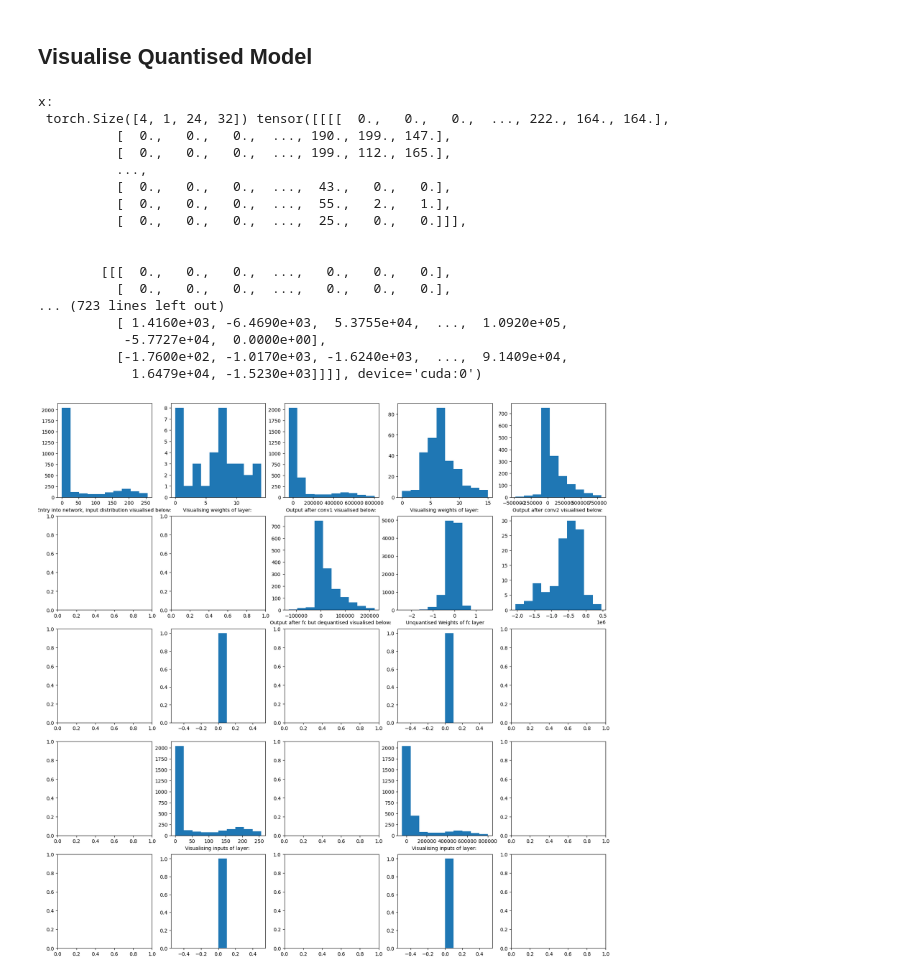
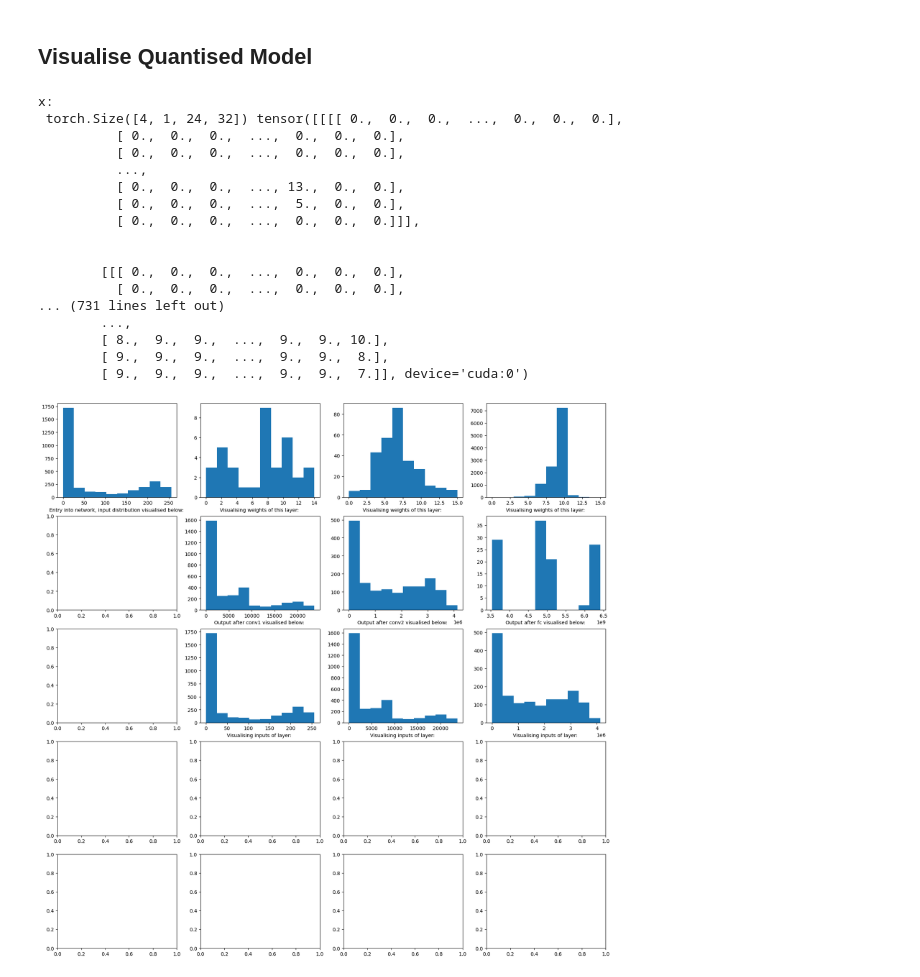
Before and after one commit to RT216/ASL_Qmodel, a Jupyter notebook: Q_the_model-IR.ipynb, the cells around one changed output. Drawn from its saved outputs; the diff is of its cells as text; code cells hidden in the pictures.

Commit message:
[fix] now can Q all layers

```diff
--- a/Q_the_model-IR.ipynb
+++ b/Q_the_model-IR.ipynb
@@ -239,7 +239,7 @@ def quantizeLayer(x, layer, stat, scale_x, zp_x, vis=False, axs=None, X=None, y=
     # END WEIGHTS QUANTISED SIMULATION
 
     if vis:
-        axs[X, y].set_xlabel("Visualising weights of layer: ")
+        axs[X, y].set_xlabel("Visualising weights of this layer: ")
         visualise(layer.weight.data, axs[X, y])
         print("weight:\n", layer.weight.data.size(), layer.weight.data)
 
@@ -249,32 +249,36 @@ def quantizeLayer(x, layer, stat, scale_x, zp_x, vis=False, axs=None, X=None, y=
     zp_w = w.zero_point
 #   scale_b = b.scale
 #   zp_b = b.zero_point
-
-    if sym:
-        scale_next, zero_point_next = calcScaleZeroPointSym(
-            min_val=stat['min'], max_val=stat['max'])
+    if stat is not None:
+        if sym:
+            scale_next, zero_point_next = calcScaleZeroPointSym(
+                min_val=stat['min'], max_val=stat['max'])
+        else:
+            scale_next, zero_point_next = calcScaleZeroPoint(
+                min_val=stat['min'], max_val=stat['max'])
     else:
-        scale_next, zero_point_next = calcScaleZeroPoint(
-            min_val=stat['min'], max_val=stat['max'])
+        scale_next = 0
+        zero_point_next = 0
 
     # Preparing input by saturating range to num_bits range.
     if sym:
         X = x.float()
-        layer.weight.data = ((scale_x * scale_w) /
-                             scale_next)*(layer.weight.data)    # Current Question !!!!!!
+        # layer.weight.data = ((scale_x * scale_w) /
+        #                     scale_next)*(layer.weight.data)    # Current Question !!!!!!
         # layer.bias.data = (scale_b/scale_next)*(layer.bias.data)
     else:
-        X = x.float() - zp_x
-        layer.weight.data = ((scale_x * scale_w) /
-                             scale_next)*(layer.weight.data - zp_w)
+        X = x.float() # - zp_x
+        # layer.weight.data = ((scale_x * scale_w) /
+        #                     scale_next)*(layer.weight.data - zp_w)
+        # layer.weight.data = layer.weight.data - zp_w
         # layer.bias.data = (scale_b/scale_next)*(layer.bias.data + zp_b)
 
+
+
     if vis:
-        axs[3, y].set_xlabel("Visualising inputs of layer: ")
-        visualise(X, axs[3, y])
-        visualise(torch.tensor(zp_x), axs[2, y])
-        visualise(torch.tensor(zero_point_next), axs[4, y])
-        # print("weight:\n", layer.weight.data.size(), layer.weight.data)
+        axs[2, y].set_xlabel("Visualising inputs of layer: ")
+        visualise(X, axs[2, y])
+
 
     # All int computation
     if sym:
@@ -661,33 +593,33 @@ Test set: Average loss: -36727.5963, Accuracy: 1171/2715 (43%)
 # %%
 import matplotlib.pyplot as plt
 # run through one example and plot weights and activations quantised in real time
 device = 'cuda'
-fig, axs = plt.subplots(5, 5, figsize=(20, 20))
+fig, axs = plt.subplots(5, 4, figsize=(20, 20))
 with torch.no_grad():
     for i,(data, target) in enumerate(val_dataloader):
         if i%10 != 1:
             continue
         data, target = data.to(device), target.to(device)
         output = quantForward(q_model, data, stats, vis=True,
                               axs=axs, sym=False, num_bits=4)
         break
 plt.show()
 # %% [output]
 x:
- torch.Size([4, 1, 24, 32]) tensor([[[[  0.,   0.,   0.,  ..., 222., 164., 164.],
-          [  0.,   0.,   0.,  ..., 190., 199., 147.],
-          [  0.,   0.,   0.,  ..., 199., 112., 165.],
+ torch.Size([4, 1, 24, 32]) tensor([[[[ 0.,  0.,  0.,  ...,  0.,  0.,  0.],
+          [ 0.,  0.,  0.,  ...,  0.,  0.,  0.],
+          [ 0.,  0.,  0.,  ...,  0.,  0.,  0.],
           ...,
-          [  0.,   0.,   0.,  ...,  43.,   0.,   0.],
-          [  0.,   0.,   0.,  ...,  55.,   2.,   1.],
-          [  0.,   0.,   0.,  ...,  25.,   0.,   0.]]],
+          [ 0.,  0.,  0.,  ..., 13.,  0.,  0.],
+          [ 0.,  0.,  0.,  ...,  5.,  0.,  0.],
+          [ 0.,  0.,  0.,  ...,  0.,  0.,  0.]]],
 
 
-        [[[  0.,   0.,   0.,  ...,   0.,   0.,   0.],
-          [  0.,   0.,   0.,  ...,   0.,   0.,   0.],
-... (723 lines left out)
-          [ 1.4160e+03, -6.4690e+03,  5.3755e+04,  ...,  1.0920e+05,
-           -5.7727e+04,  0.0000e+00],
-          [-1.7600e+02, -1.0170e+03, -1.6240e+03,  ...,  9.1409e+04,
-            1.6479e+04, -1.5230e+03]]]], device='cuda:0')
+        [[[ 0.,  0.,  0.,  ...,  0.,  0.,  0.],
+          [ 0.,  0.,  0.,  ...,  0.,  0.,  0.],
+... (731 lines left out)
+        ...,
+        [ 8.,  9.,  9.,  ...,  9.,  9., 10.],
+        [ 9.,  9.,  9.,  ...,  9.,  9.,  8.],
+        [ 9.,  9.,  9.,  ...,  9.,  9.,  7.]], device='cuda:0')
-[figure, old version]
+[figure, new version]
```
Also changed, not shown: parts of 8 cells of this notebook.
